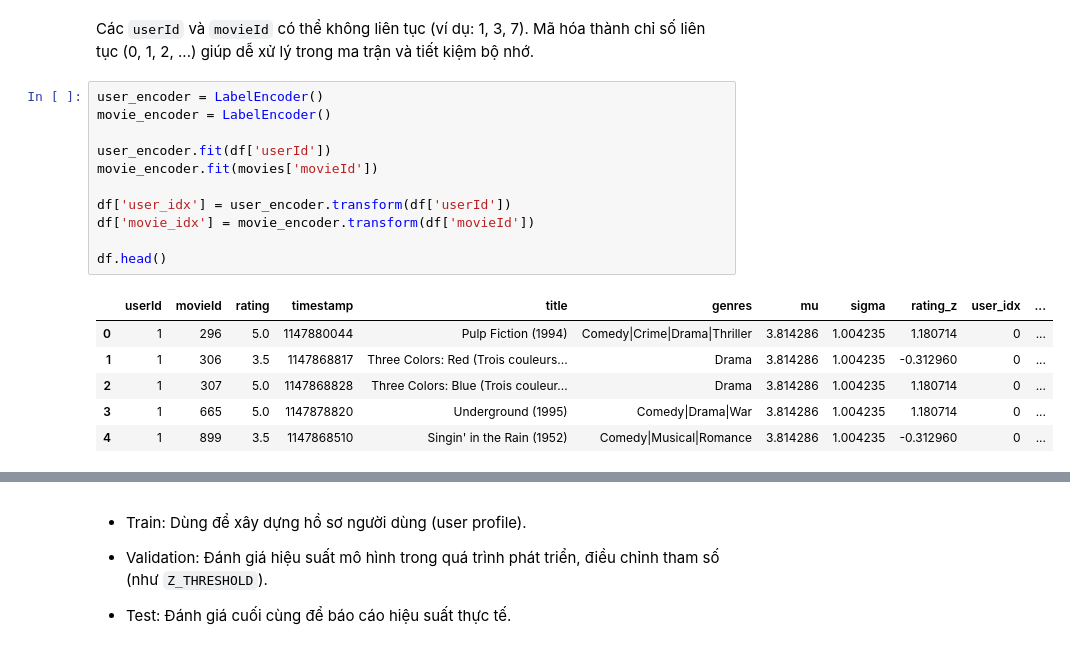
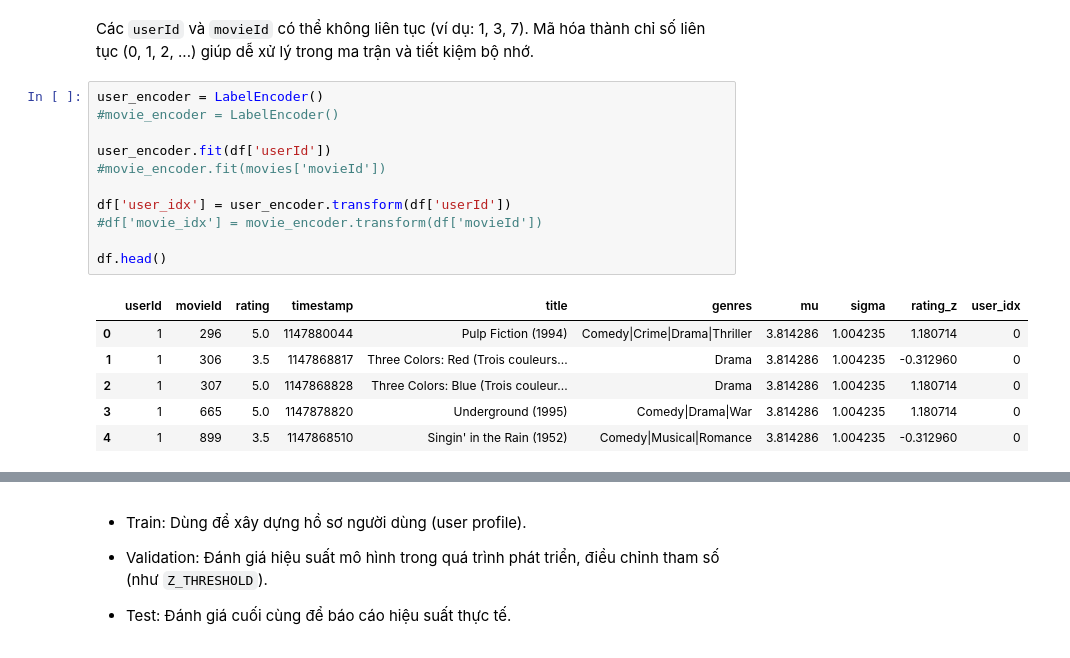
Before and after one commit to ththu0205/SVD-in-Movie-Recommendation-Systems, a Jupyter notebook: advanced_SVD/CB_test cosine_final.ipynb, the cells around one changed output, grey strips where cells are left out. Saved outputs shown, nothing was run; the diff lists cells and outputs as text.

```diff
--- a/advanced_SVD/CB_test cosine_final.ipynb
+++ b/advanced_SVD/CB_test cosine_final.ipynb
@@ -102,21 +121,21 @@ df.describe()
 Các `userId` và `movieId` có thể không liên tục (ví dụ: 1, 3, 7). Mã hóa thành chỉ số liên tục (0, 1, 2, ...) giúp dễ xử lý trong ma trận và tiết kiệm bộ nhớ.
 # %%
 user_encoder = LabelEncoder()
-movie_encoder = LabelEncoder()
+#movie_encoder = LabelEncoder()
 
 user_encoder.fit(df['userId'])
-movie_encoder.fit(movies['movieId'])
+#movie_encoder.fit(movies['movieId'])
 
 df['user_idx'] = user_encoder.transform(df['userId'])
-df['movie_idx'] = movie_encoder.transform(df['movieId'])
+#df['movie_idx'] = movie_encoder.transform(df['movieId'])
 
 df.head()
 # %% [output]
-|  | userId | movieId | rating | timestamp | title | genres | mu | sigma | rating_z | user_idx | ... |
-| 0 | 1 | 296 | 5.0 | 1147880044 | Pulp Fiction (1994) | Comedy|Crime|Drama|Thriller | 3.814286 | 1.004235 | 1.180714 | 0 | ... |
-| 1 | 1 | 306 | 3.5 | 1147868817 | Three Colors: Red (Trois couleurs... | Drama | 3.814286 | 1.004235 | -0.312960 | 0 | ... |
-| 2 | 1 | 307 | 5.0 | 1147868828 | Three Colors: Blue (Trois couleur... | Drama | 3.814286 | 1.004235 | 1.180714 | 0 | ... |
-| 3 | 1 | 665 | 5.0 | 1147878820 | Underground (1995) | Comedy|Drama|War | 3.814286 | 1.004235 | 1.180714 | 0 | ... |
-| 4 | 1 | 899 | 3.5 | 1147868510 | Singin' in the Rain (1952) | Comedy|Musical|Romance | 3.814286 | 1.004235 | -0.312960 | 0 | ... |
+|  | userId | movieId | rating | timestamp | title | genres | mu | sigma | rating_z | user_idx |
+| 0 | 1 | 296 | 5.0 | 1147880044 | Pulp Fiction (1994) | Comedy|Crime|Drama|Thriller | 3.814286 | 1.004235 | 1.180714 | 0 |
+| 1 | 1 | 306 | 3.5 | 1147868817 | Three Colors: Red (Trois couleurs... | Drama | 3.814286 | 1.004235 | -0.312960 | 0 |
+| 2 | 1 | 307 | 5.0 | 1147868828 | Three Colors: Blue (Trois couleur... | Drama | 3.814286 | 1.004235 | 1.180714 | 0 |
+| 3 | 1 | 665 | 5.0 | 1147878820 | Underground (1995) | Comedy|Drama|War | 3.814286 | 1.004235 | 1.180714 | 0 |
+| 4 | 1 | 899 | 3.5 | 1147868510 | Singin' in the Rain (1952) | Comedy|Musical|Romance | 3.814286 | 1.004235 | -0.312960 | 0 |
 # %%
 n_users = df["user_idx"].nunique()
```
Also changed, not shown: parts of 21 cells of this notebook, 1 other file.
